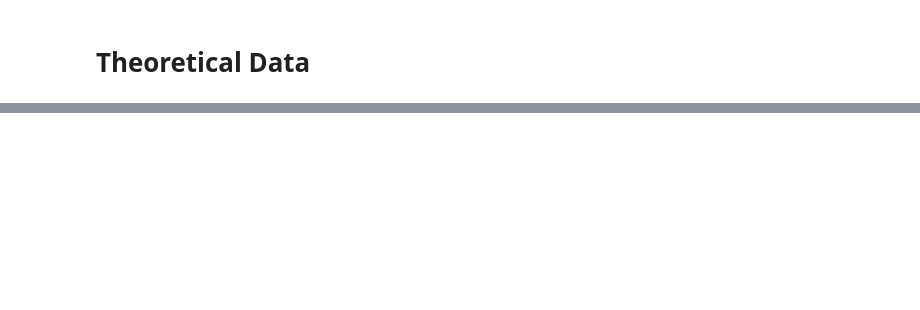
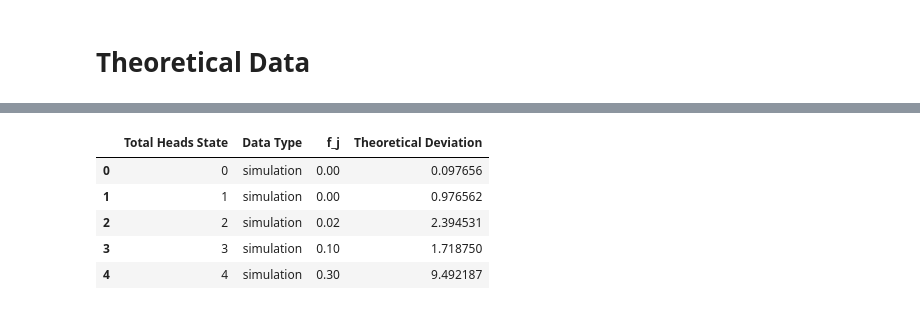
Before and after one commit to schwarzschlyle/experimental-physics, a Jupyter notebook: binomial-distribution/distribution-functions.ipynb, the cells around one changed output, grey strips where cells are left out. Cells and saved outputs as stored; diff of their text form; code cells hidden in the pictures; blank space fills up the shorter version.

Commit message:
finished data processing

```diff
--- a/binomial-distribution/distribution-functions.ipynb
+++ b/binomial-distribution/distribution-functions.ipynb
@@ -94,0 +127,52 @@ fig.show()
+# %%
+
+merged_pdf_df = pd.DataFrame({"Total Heads State":[0,1,2,3,4,5,6,7,8,9,10,0,1,2,3,4,5,6,7,8,9,10,0,1,2,3,4,5,6,7,8,9,10],
+      "Data Type":['simulation','simulation','simulation','simulation','simulation','simulation','simulation','simulation','simulation','simulation','simulation',
+              'experimental','experimental','experimental','experimental','experimental','experimental','experimental','experimental','experimental','experimental','experimental',
+              'theoretical','theoretical','theoretical','theoretical','theoretical','theoretical','theoretical','theoretical','theoretical','theoretical','theoretical'],
+      "f_j":[0,0,0.02,0.1,0.3,0.27,0.16,0.13,0.01,0.01,0,
+                0.01,0.01,0.01,0.06,0.21,0.32,0.24,0.11,0.03,0,0,
+          microstates(10, 0),
+    microstates(10, 1),
+    microstates(10, 2),
+    microstates(10, 3),
+    microstates(10, 4),
+    microstates(10, 5),
+    microstates(10, 6),
+    microstates(10, 7),
+    microstates(10, 8),
+    microstates(10, 9),
+    microstates(10, 10)],
+    "Theoretical Deviation":[ abs(microstates(10, 0)-0)*100,
+    abs(microstates(10, 1)-0)*100,
+    abs(microstates(10, 2)-0.02)*100,
+    abs(microstates(10, 3)-0.1)*100,
+    abs(microstates(10, 4)-0.3)*100,
+    abs(microstates(10, 5)-0.27)*100,
+    abs(microstates(10, 6)-0.16)*100,
+    abs(microstates(10, 7)-0.13)*100,
+    abs(microstates(10, 8)-0.01)*100,
+    abs(microstates(10, 9)-0.01)*100,
+    abs(microstates(10, 10)-0)*100,
+     abs(microstates(10, 0)-0.01)*100,
+    abs(microstates(10, 1)-0.01)*100,
+    abs(microstates(10, 2)-0.01)*100,
+    abs(microstates(10, 3)-0.06)*100,
+    abs(microstates(10, 4)-0.21)*100,
+    abs(microstates(10, 5)-0.32)*100,
+    abs(microstates(10, 6)-0.24)*100,
+    abs(microstates(10, 7)-0.11)*100,
+    abs(microstates(10, 8)-0.03)*100,
+    abs(microstates(10, 9)-0)*100,
+    abs(microstates(10, 10)-0)*100,
+    0,0,0,0,0,0,0,0,0,0,0]
+      })
+# %%
+merged_pdf_df.head()
+# %% [output]
+|  | Total Heads State | Data Type | f_j | Theoretical Deviation |
+| 0 | 0 | simulation | 0.00 | 0.097656 |
+| 1 | 1 | simulation | 0.00 | 0.976562 |
+| 2 | 2 | simulation | 0.02 | 2.394531 |
+| 3 | 3 | simulation | 0.10 | 1.718750 |
+| 4 | 4 | simulation | 0.30 | 9.492187 |
```
Also changed, not shown: parts of 11 cells of this notebook.
